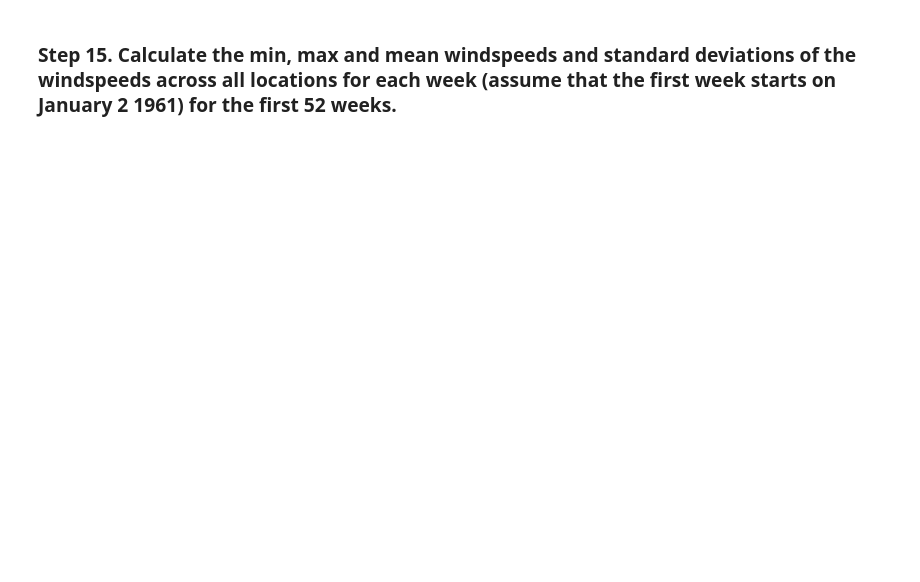
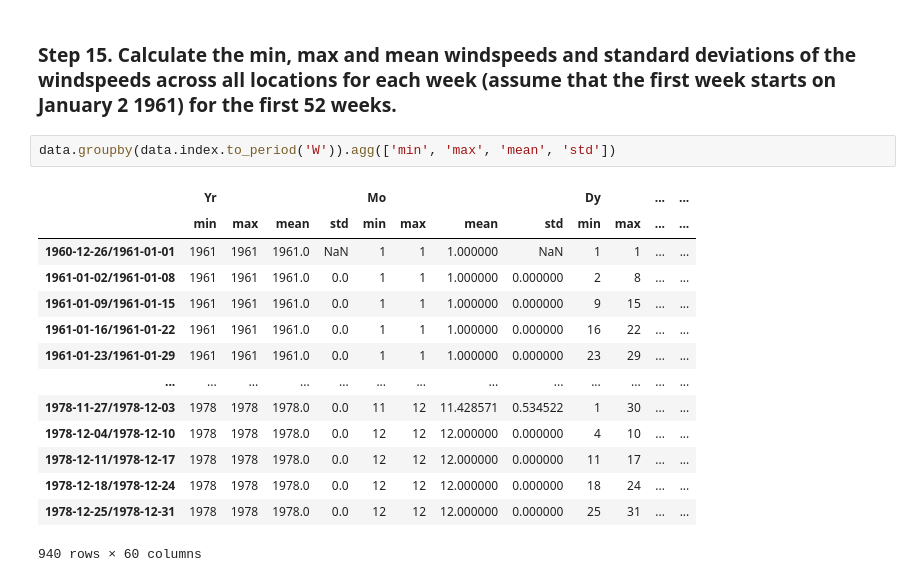
Before and after one commit to zakharkousnetsov/pandas_exercises, a Jupyter notebook: 06_Stats/Wind_Stats/Exercises.ipynb, the cells around one changed output. Drawn from its saved outputs; the diff is of its cells as text; blank space fills up the shorter version.

```diff
--- a/06_Stats/Wind_Stats/Exercises.ipynb
+++ b/06_Stats/Wind_Stats/Exercises.ipynb
@@ -69,2 +221,19 @@ Yr Mo Dy   RPT   VAL   ROS   KIL   SHA   BIR   DUB   CLA   MUL   CLO   BEL   MAL
 # %% [markdown]
 ### Step 15. Calculate the min, max and mean windspeeds and standard deviations of the windspeeds across all locations for each week (assume that the first week starts on January 2 1961) for the first 52 weeks.
+# %%
+data.groupby(data.index.to_period('W')).agg(['min', 'max', 'mean', 'std'])
+# %% [output]
+|  | Yr |  |  |  | Mo |  |  |  | Dy |  | ... | ... |
+|  | min | max | mean | std | min | max | mean | std | min | max | ... | ... |
+| 1960-12-26/1961-01-01 | 1961 | 1961 | 1961.0 | NaN | 1 | 1 | 1.000000 | NaN | 1 | 1 | ... | ... |
+| 1961-01-02/1961-01-08 | 1961 | 1961 | 1961.0 | 0.0 | 1 | 1 | 1.000000 | 0.000000 | 2 | 8 | ... | ... |
+| 1961-01-09/1961-01-15 | 1961 | 1961 | 1961.0 | 0.0 | 1 | 1 | 1.000000 | 0.000000 | 9 | 15 | ... | ... |
+| 1961-01-16/1961-01-22 | 1961 | 1961 | 1961.0 | 0.0 | 1 | 1 | 1.000000 | 0.000000 | 16 | 22 | ... | ... |
+| 1961-01-23/1961-01-29 | 1961 | 1961 | 1961.0 | 0.0 | 1 | 1 | 1.000000 | 0.000000 | 23 | 29 | ... | ... |
+| ... | ... | ... | ... | ... | ... | ... | ... | ... | ... | ... | ... | ... |
+| 1978-11-27/1978-12-03 | 1978 | 1978 | 1978.0 | 0.0 | 11 | 12 | 11.428571 | 0.534522 | 1 | 30 | ... | ... |
+| 1978-12-04/1978-12-10 | 1978 | 1978 | 1978.0 | 0.0 | 12 | 12 | 12.000000 | 0.000000 | 4 | 10 | ... | ... |
+| 1978-12-11/1978-12-17 | 1978 | 1978 | 1978.0 | 0.0 | 12 | 12 | 12.000000 | 0.000000 | 11 | 17 | ... | ... |
+| 1978-12-18/1978-12-24 | 1978 | 1978 | 1978.0 | 0.0 | 12 | 12 | 12.000000 | 0.000000 | 18 | 24 | ... | ... |
+| 1978-12-25/1978-12-31 | 1978 | 1978 | 1978.0 | 0.0 | 12 | 12 | 12.000000 | 0.000000 | 25 | 31 | ... | ... |
+940 rows × 60 columns
```
Also changed, not shown: parts of 15 cells of this notebook, 1 other file.
